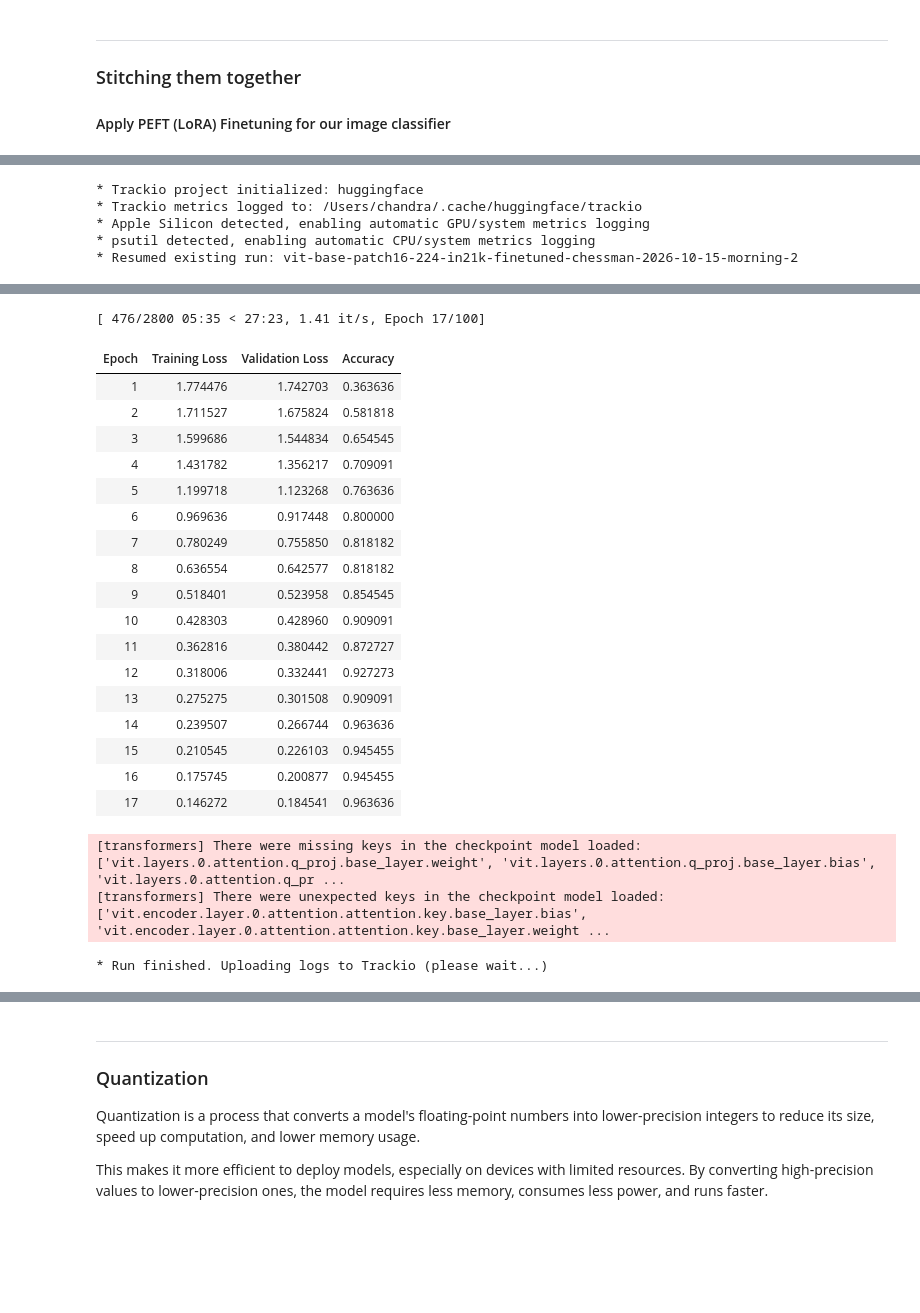
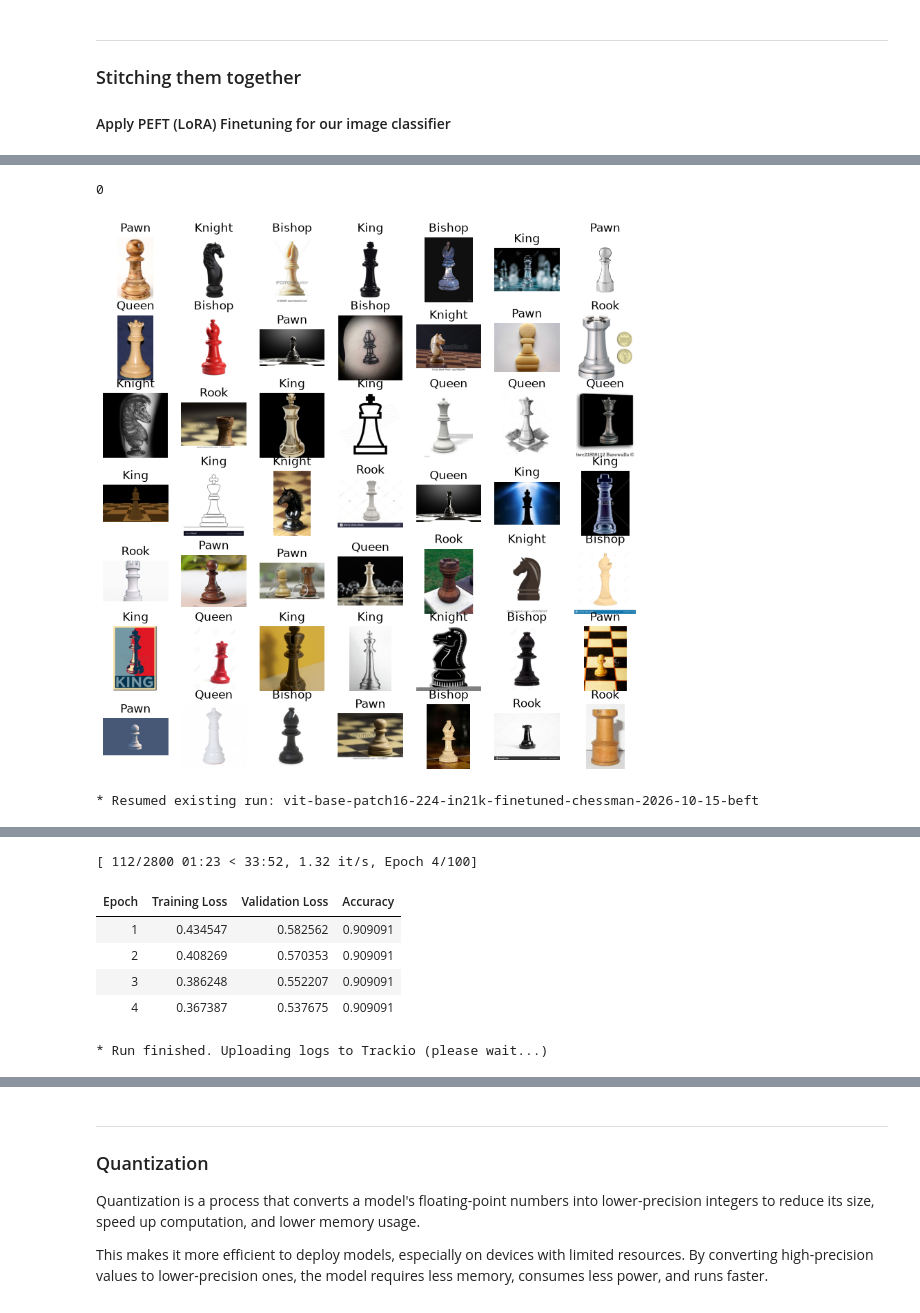
Before and after one commit to chandrashekar-babu/huggingface-transformers, a Jupyter notebook: Day_4/2026_Oct15_Afternoon.ipynb, the cells around one changed output, grey strips where cells are left out. Saved outputs shown, nothing was run; the diff lists cells and outputs as text; code cells hidden in the pictures; blank space fills up the shorter version.

```diff
--- a/Day_4/2026_Oct15_Afternoon.ipynb
+++ b/Day_4/2026_Oct15_Afternoon.ipynb
@@ -934,0 +1044,12 @@ Number of classes: 6
+# %%
+from peft import BeftConfig
+
+config = BeftConfig(
+    task_type="SEQ_CLS",
+    target_modules=["q_proj", "k_proj", "v_proj", "o_proj", "fc1", "fc2"],
+    inference_mode=False,
+    modules_to_save=["classifier"]
+)
+
+model = get_peft_model(model, config)
+model
@@ -1004,6 +1154,31 @@ def compute_metrics(eval_pred):
     predictions = np.argmax(logits, axis=-1)
     return metric.compute(predictions=predictions,
                           references=labels)
+# %%
+d = dataset["validation"]
+d.features["label"].str2int("Bishop")
+# %% [output]
+0
+# %%
+# Plot a grid of sample images from the dataset
+import matplotlib.pyplot as plt
+
+def plot_image_grid(dataset, num_images=9):
+    plt.figure(figsize=(10, 10))
+    grid_size = int(num_images ** 0.5)  # Calculate the grid size based on the number of images
+    for i in range(num_images):
+        plt.subplot(grid_size, grid_size, i + 1)
+        plt.imshow(dataset[i]["image"])
+        plt.title(dataset.features["label"].int2str(dataset[i]["label"]))
+        #plt.title(dataset[i]["label"].int2str(dataset[i]["label"]))
+        plt.axis("off")
+    plt.show()
+
+#plot_image_grid(dataset["train"])
+plot_image_grid(dataset["validation"], 49)
+#plot_image_grid(dataset["test"])
+# %% [output]
+[figure, added]
 # %%
 
 # --- Setup training arguments and Trainer ---
@@ -1020,7 +1195,7 @@ training_args = TrainingArguments(
 
     #logging_dir=LOGGING_DIR,
     logging_strategy="epoch",
-    learning_rate=1e-4, # 0.00001
+    learning_rate=1e-4, # 0.0001
     eval_strategy="epoch", # evaluate every epoch, alternative to "steps"
     save_strategy="epoch",
     save_total_limit=1,
@@ -1029,7 +1204,7 @@ training_args = TrainingArguments(
     greater_is_better=True,
 
     report_to="trackio",    # Report to TrackIO for experiment tracking
-    run_name="vit-base-patch16-224-in21k-finetuned-chessman-2026-10-15-morning-2",
+    run_name="vit-base-patch16-224-in21k-finetuned-chessman-2026-10-15-beft",
     #push_to_hub=True,
     dataloader_pin_memory=False  # silence the warning on MacOS Apple Silicon
 )
@@ -1055,8 +1230,4 @@ trainer.train()
 # --- Save the fine-tuned model ---
 model.save_pretrained(OUTPUT_DIR)
 # %% [output]
-* Trackio project initialized: huggingface
-* Trackio metrics logged to: /Users/chandra/.cache/huggingface/trackio
-* Apple Silicon detected, enabling automatic GPU/system metrics logging
-* psutil detected, enabling automatic CPU/system metrics logging
-* Resumed existing run: vit-base-patch16-224-in21k-finetuned-chessman-2026-10-15-morning-2
+* Resumed existing run: vit-base-patch16-224-in21k-finetuned-chessman-2026-10-15-beft
@@ -1064,25 +1234,10 @@ model.save_pretrained(OUTPUT_DIR)
-[ 476/2800 05:35 < 27:23, 1.41 it/s, Epoch 17/100]
+[ 112/2800 01:23 < 33:52, 1.32 it/s, Epoch 4/100]
 | Epoch | Training Loss | Validation Loss | Accuracy |
-| 1 | 1.774476 | 1.742703 | 0.363636 |
-| 2 | 1.711527 | 1.675824 | 0.581818 |
-| 3 | 1.599686 | 1.544834 | 0.654545 |
-| 4 | 1.431782 | 1.356217 | 0.709091 |
-| 5 | 1.199718 | 1.123268 | 0.763636 |
-| 6 | 0.969636 | 0.917448 | 0.800000 |
-| 7 | 0.780249 | 0.755850 | 0.818182 |
-| 8 | 0.636554 | 0.642577 | 0.818182 |
-| 9 | 0.518401 | 0.523958 | 0.854545 |
-| 10 | 0.428303 | 0.428960 | 0.909091 |
-| 11 | 0.362816 | 0.380442 | 0.872727 |
-| 12 | 0.318006 | 0.332441 | 0.927273 |
-| 13 | 0.275275 | 0.301508 | 0.909091 |
-| 14 | 0.239507 | 0.266744 | 0.963636 |
-| 15 | 0.210545 | 0.226103 | 0.945455 |
-| 16 | 0.175745 | 0.200877 | 0.945455 |
-| 17 | 0.146272 | 0.184541 | 0.963636 |
+| 1 | 0.434547 | 0.582562 | 0.909091 |
+| 2 | 0.408269 | 0.570353 | 0.909091 |
+| 3 | 0.386248 | 0.552207 | 0.909091 |
+| 4 | 0.367387 | 0.537675 | 0.909091 |
-[transformers] There were missing keys in the checkpoint model loaded: ['vit.layers.0.attention.q_proj.base_layer.weight', 'vit.layers.0.attention.q_proj.base_layer.bias', 'vit.layers.0.attention.q_pr ...
-[transformers] There were unexpected keys in the checkpoint model loaded: ['vit.encoder.layer.0.attention.attention.key.base_layer.bias', 'vit.encoder.layer.0.attention.attention.key.base_layer.weight ...
+* Run finished. Uploading logs to Trackio (please wait...)
-* Run finished. Uploading logs to Trackio (please wait...)
 # %%
 import peft
 # %%
```
Also changed, not shown: parts of 20 cells of this notebook, 1 other file.
